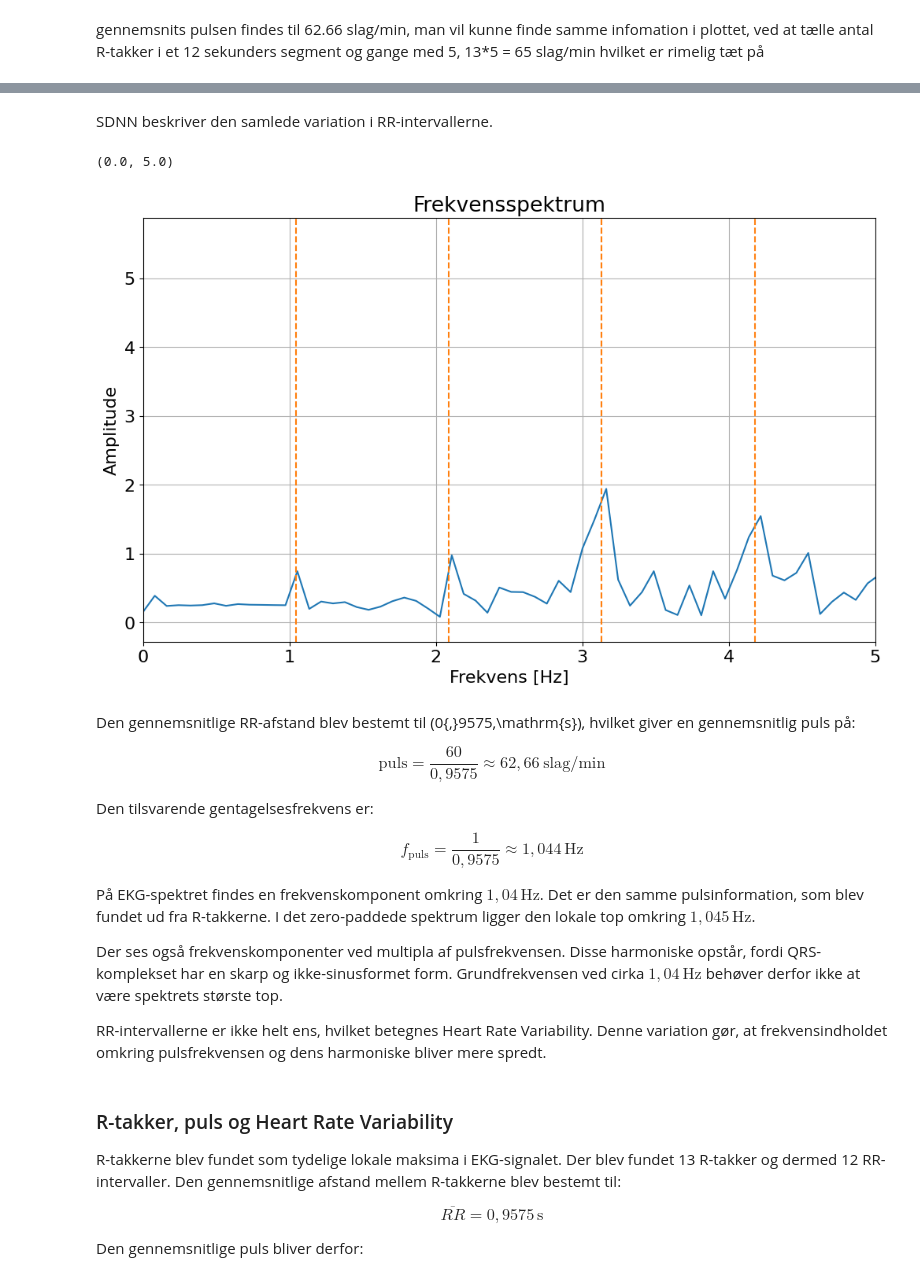
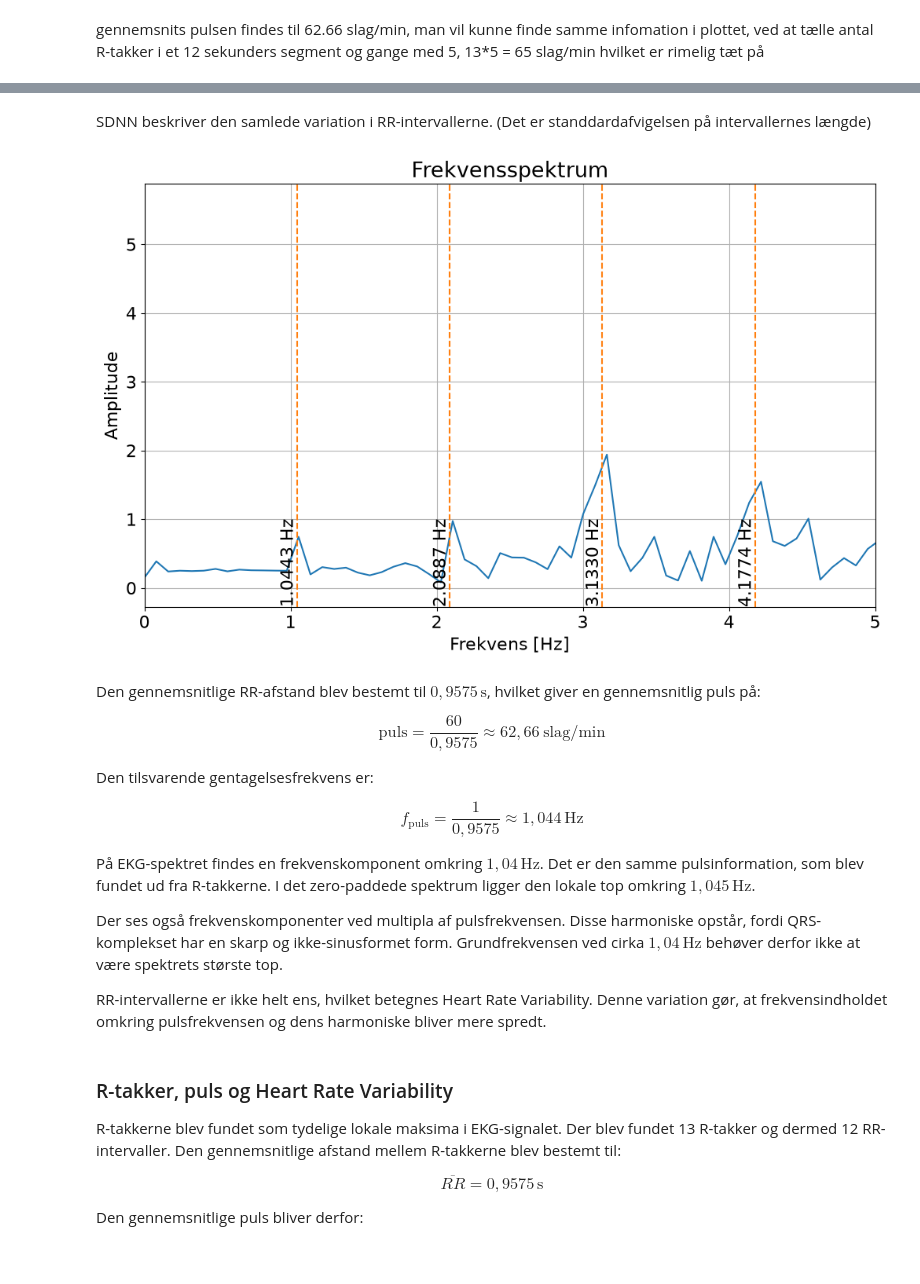
Before and after one commit to Lucuz47/DSB, a Jupyter notebook: Miniprojekt_B.ipynb, the cells around one changed output, grey strips where cells are left out. Saved outputs shown, nothing was run; the diff lists cells and outputs as text; code cells hidden in the pictures.

```diff
--- a/Miniprojekt_B.ipynb
+++ b/Miniprojekt_B.ipynb
@@ -174,7 +173,7 @@ N=2000 og vis frekvensspektrene. Beskriv igen ligheder og forskelle"
 N = 2000
 L = 630
 
-def amplitudespektrum(x, fs, N):
+def frekvensspektrum(x, fs, N):
     x = np.asarray(x)
     L = len(x)
 
@@ -190,8 +189,8 @@ def amplitudespektrum(x, fs, N):
 
     return f, A
 
-f_healthy, A_healthy = amplitudespektrum(emg["healthy"]["x"], emg["healthy"]["fs"], N)
-f_myopathy, A_myopathy = amplitudespektrum(emg["myopathy"]["x"], emg["myopathy"]["fs"], N)
+f_healthy, A_healthy = frekvensspektrum(emg["healthy"]["x"], emg["healthy"]["fs"], N)
+f_myopathy, A_myopathy = frekvensspektrum(emg["myopathy"]["x"], emg["myopathy"]["fs"], N)
 
 fig, ax = plt.subplots(
     2, 1,
@@ -501,28 +500,34 @@ print(f"SDNN: {sdnn:.2f} ms")
 SDNN: 28.83 ms
 # %% [markdown]
-SDNN beskriver den samlede variation i RR-intervallerne.
+SDNN beskriver den samlede variation i RR-intervallerne. (Det er standdardafvigelsen på intervallernes længde)
 # %%
-f_ecg, A_ecg = amplitudespektrum(ecg, fs_ecg, N=24650)
+f_ecg, A_ecg = frekvensspektrum(ecg, fs_ecg, N=24650)
 
 fig, ax = plt.subplots(
     figsize=(12, 7),
 )
 
 ax.plot(f_ecg, A_ecg)
 ax.set_title("Frekvensspektrum")
 ax.set_ylabel("Amplitude")
 ax.set_xlabel("Frekvens [Hz]")
-ax.axvline(1/mean_rr, color="tab:orange", linestyle="--", label="0.5 Hz")
-ax.axvline(2*1/mean_rr, color="tab:orange", linestyle="--", label="0.5 Hz")
-ax.axvline(3*1/mean_rr, color="tab:orange", linestyle="--", label="0.5 Hz")
-ax.axvline(4*1/mean_rr, color="tab:orange", linestyle="--", label="0.5 Hz")
+for i in range(1, 5):
+    f = i / mean_rr
+    ax.axvline(f, linestyle="--", color="tab:orange")
+    ax.text(
+        f, 0,
+        f"{f:.4f} Hz",
+        transform=ax.get_xaxis_transform(),
+        rotation=90,
+        va="bottom",
+        ha="right",
+    )
 ax.set_xlim(0, 5)
+plt.show()
 # %% [output]
-(0.0, 5.0)
-[figure, old version]
+[figure, new version]
 # %% [markdown]
-Den gennemsnitlige RR-afstand blev bestemt til
-\(0{,}9575\,\mathrm{s}\), hvilket giver en gennemsnitlig puls på:
+Den gennemsnitlige RR-afstand blev bestemt til $0{,}9575\,\mathrm{s}$, hvilket giver en gennemsnitlig puls på:
 
 $$
 \mathrm{puls}
```
Also changed, not shown: parts of 8 cells of this notebook, 1 other file.
